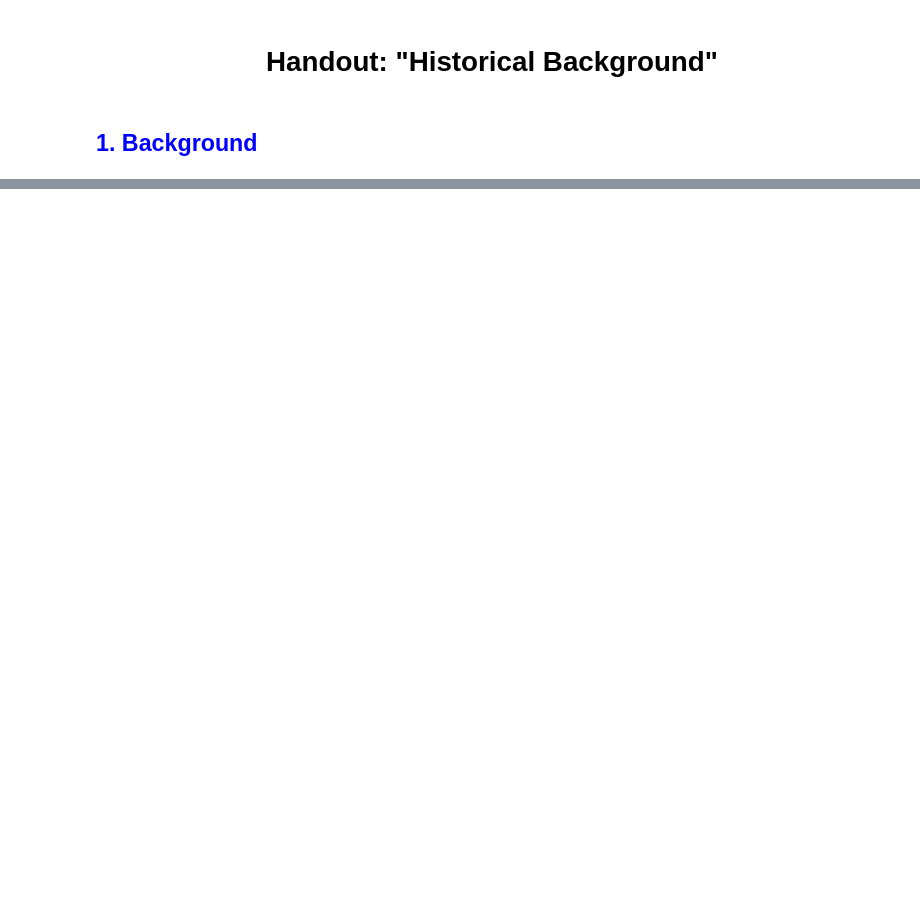
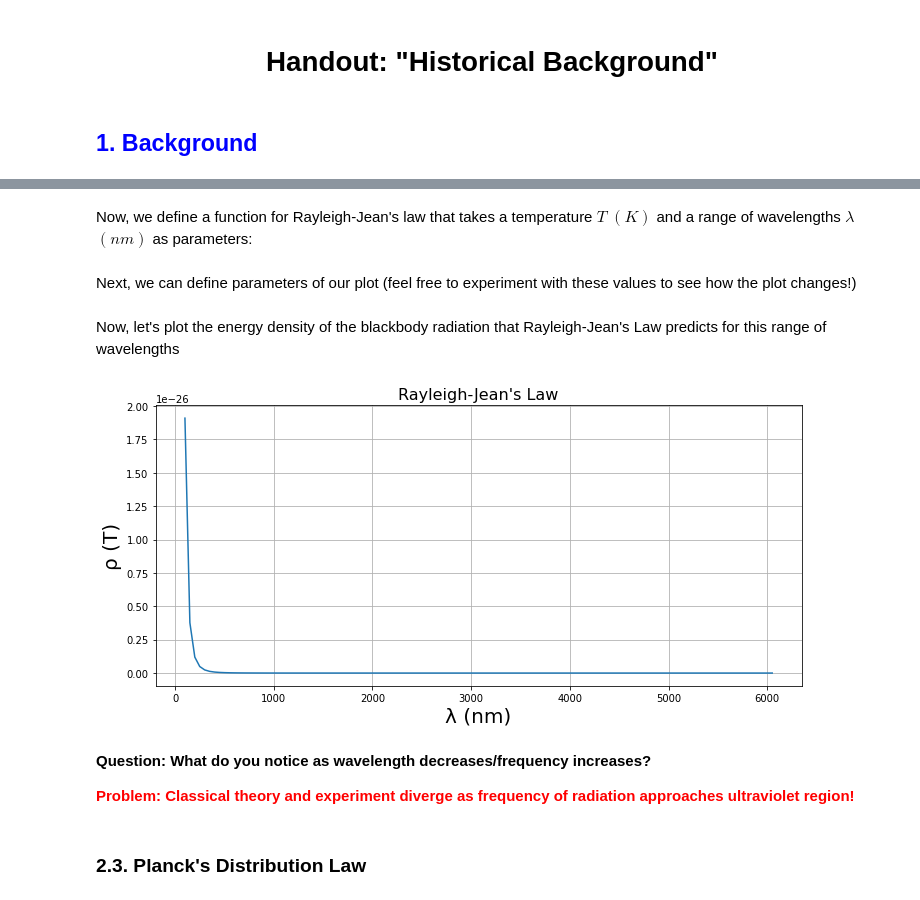
Before and after one commit to sokolov-group/jupyter_handouts, a Jupyter notebook: 04_historical_background/04_historical_background.ipynb, the cells around one changed output, grey strips where cells are left out. Saved outputs shown, nothing was run; the diff lists cells and outputs as text; code cells hidden in the pictures; blank space fills up the shorter version.

Commit message:
New learning module, necessary images

```diff
--- a/04_historical_background/04_historical_background.ipynb
+++ b/04_historical_background/04_historical_background.ipynb
@@ -65,0 +66,45 @@ Now, go back and try choosing a different value of $n$!
+# %%
+# Use comments in your code cells to make the code more readible
+# Make sure your code is clean and variables have readable names
+
+# Import Python modules
+import matplotlib.pyplot as plt
+import numpy as np
+
+# Define constants
+h = 6.634*10**(-34) # (J/s)  Planck's constant
+c = 2.998*10**(17)  # (nm/s) Speed of light
+k = 1.381*10**(-23) # (J/K)  Boltzmann constant
+# %% [markdown]
+Now, we define a function for Rayleigh-Jean's law that takes a temperature $T$ $(K)$ and a range of wavelengths $\lambda$ $(nm)$ as parameters:
+# %%
+# Define function to calculate blackbody energy density using Rayleigh-Jean's Law
+def rj_law(la,temp):
+    return (8.0*np.pi*k*temp)/(la**4)
+# %% [markdown]
+Next, we can define parameters of our plot (feel free to experiment with these values to see how the plot changes!)
+# %%
+la = np.arange(100,6100,50)    # range of wavelengths from 500 to 6000, increments of 100 (units: nm)
+T  = 5500                      # temperature (units: Kelvin)
+# %% [markdown]
+Now, let's plot the energy density of the blackbody radiation that Rayleigh-Jean's Law predicts for this range of wavelengths
+# %%
+# Evaluate wavefunction at each x
+rj_energy_values = rj_law(la,T)
+
+# Set up graph and plot
+plt.figure(figsize=(10,5))
+plt.plot(la, rj_energy_values)
+plt.xlabel('λ (nm)', fontsize=20)
+plt.ylabel('ρ (T)', fontsize=20)
+plt.title('Rayleigh-Jean\'s Law', fontsize=16)
+plt.tight_layout()
+plt.grid()
+# %% [output]
+[figure, added]
+# %% [markdown]
+**Question: What do you notice as wavelength decreases/frequency increases?**
+
+**<span style="color:red">Problem: Classical theory and experiment diverge as frequency of radiation approaches ultraviolet region!</span>**
+# %% [markdown]
+### 2.3. Planck's Distribution Law
```
Also changed, not shown: parts of 41 cells of this notebook, 6 other files.
